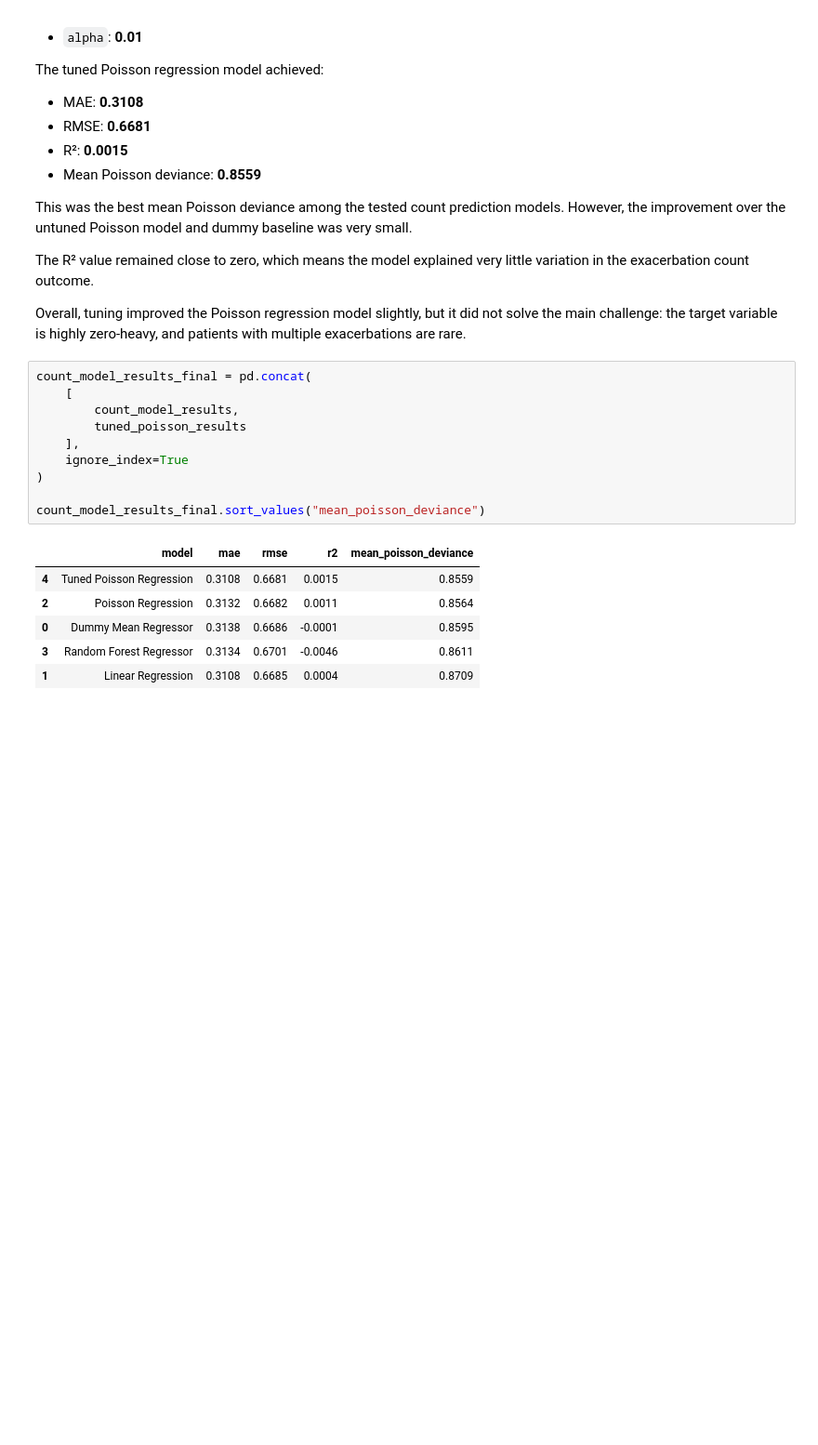
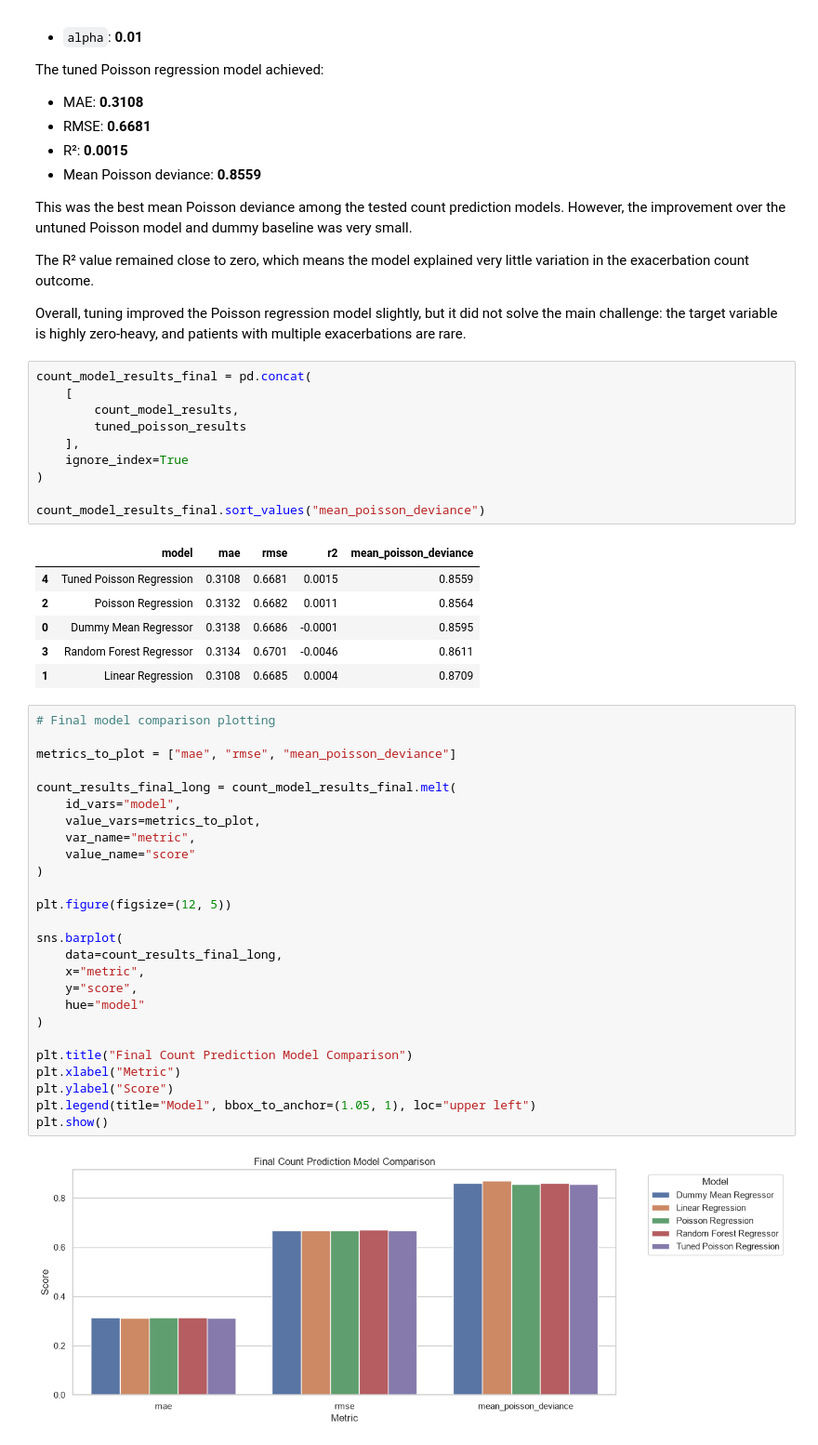
Before and after one commit to tarachd/drug-efficacy-asthma-ml, a Jupyter notebook: notebooks/05_count_prediction_modeling.ipynb, the cells around one changed output. Shown at 93% size. Cells and saved outputs as stored; diff of their text form; blank space fills up the shorter version.

Commit message:
Count prediction modeling workflow

```diff
--- a/notebooks/05_count_prediction_modeling.ipynb
+++ b/notebooks/05_count_prediction_modeling.ipynb
@@ -651,3 +651,31 @@ count_model_results_final.sort_values("mean_poisson_deviance")
 | 0 | Dummy Mean Regressor | 0.3138 | 0.6686 | -0.0001 | 0.8595 |
 | 3 | Random Forest Regressor | 0.3134 | 0.6701 | -0.0046 | 0.8611 |
 | 1 | Linear Regression | 0.3108 | 0.6685 | 0.0004 | 0.8709 |
+# %%
+# Final model comparison plotting
+
+metrics_to_plot = ["mae", "rmse", "mean_poisson_deviance"]
+
+count_results_final_long = count_model_results_final.melt(
+    id_vars="model",
+    value_vars=metrics_to_plot,
+    var_name="metric",
+    value_name="score"
+)
+
+plt.figure(figsize=(12, 5))
+
+sns.barplot(
+    data=count_results_final_long,
+    x="metric",
+    y="score",
+    hue="model"
+)
+
+plt.title("Final Count Prediction Model Comparison")
+plt.xlabel("Metric")
+plt.ylabel("Score")
+plt.legend(title="Model", bbox_to_anchor=(1.05, 1), loc="upper left")
+plt.show()
+# %% [output]
+[figure, added]
```
Also changed, not shown: parts of 6 cells of this notebook.
